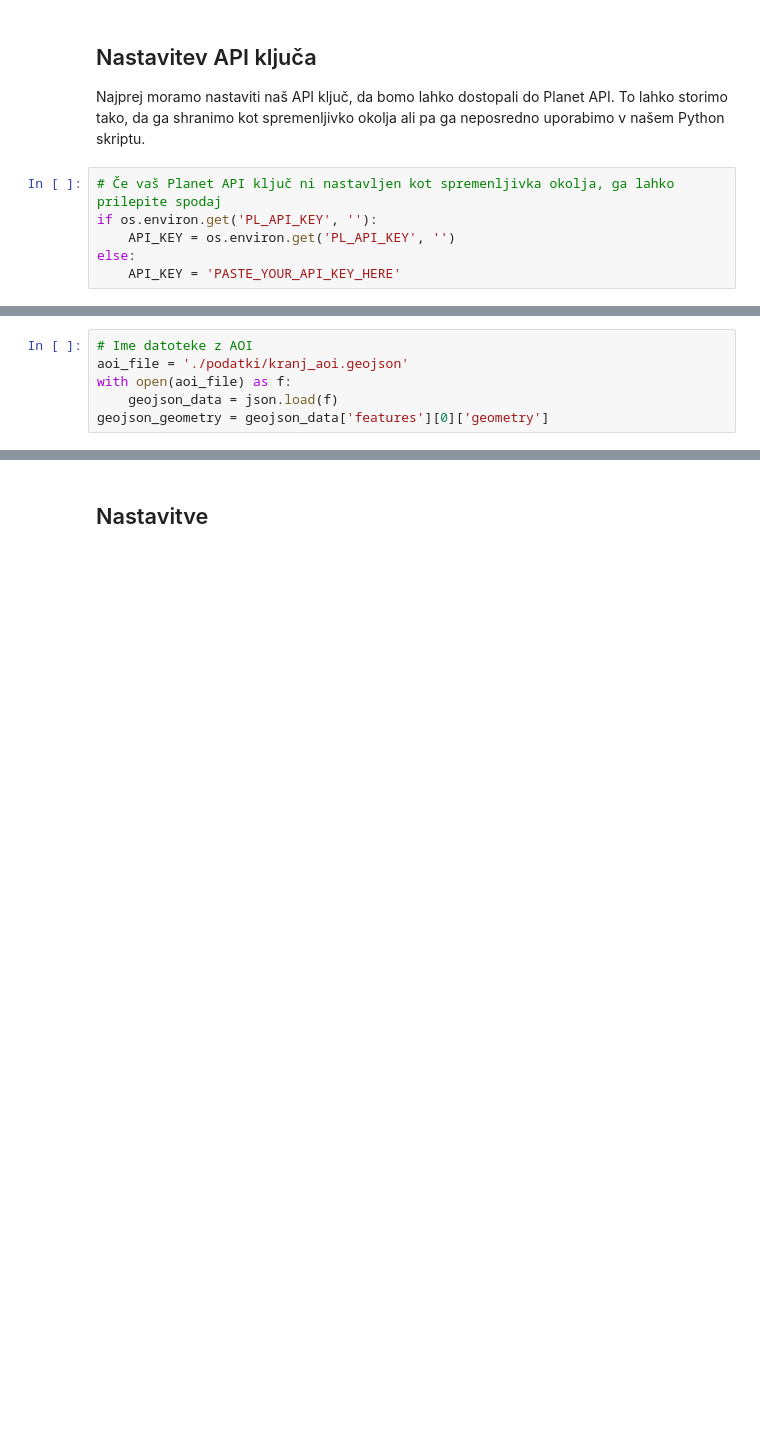
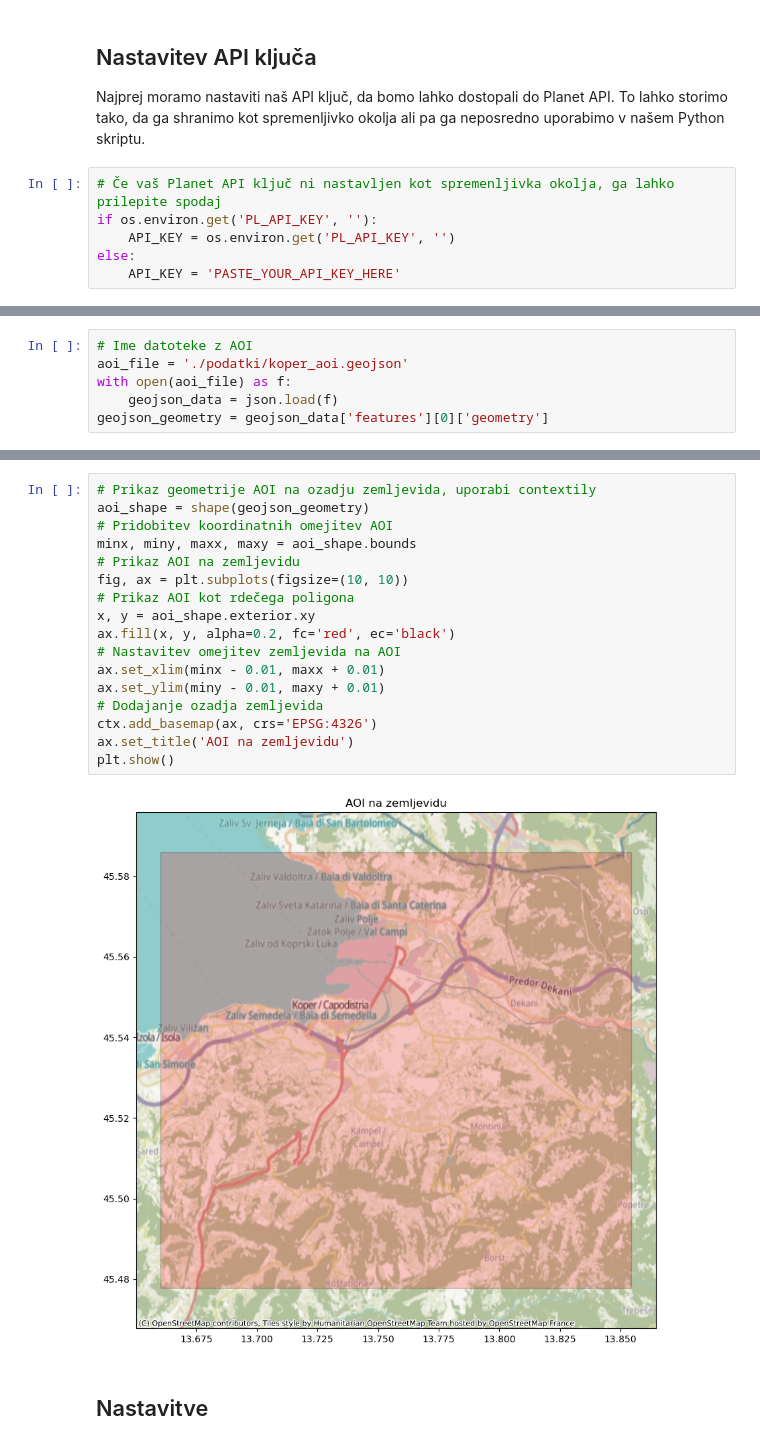
Before and after one commit to UL-FGG/planet-si, a Jupyter notebook: planet_iskanje_narocilo.ipynb, the cells around one changed output, grey strips where cells are left out. Drawn from its saved outputs; the diff is of its cells as text; blank space fills up the shorter version.

```diff
--- a/planet_iskanje_narocilo.ipynb
+++ b/planet_iskanje_narocilo.ipynb
@@ -43,7 +49,7 @@ V tem primeru bomo uporabili preprost pravokotnik. Za enostavno ustvarjanje lahk
 Za zahtevo Data API potrebujemo samo objekt **geometry**, ki ga lahko preberemo iz GeoJSON datoteke. Ta objekt vsebuje koordinate, ki definirajo naše AOI. Na primer, če imamo GeoJSON datoteko z imenom `aoi.geojson`, lahko preberemo geometrijo.
 # %%
 # Ime datoteke z AOI
-aoi_file = './podatki/kranj_aoi.geojson'
+aoi_file = './podatki/koper_aoi.geojson'
 with open(aoi_file) as f:
     geojson_data = json.load(f)
 geojson_geometry = geojson_data['features'][0]['geometry']
@@ -53,3 +77,22 @@ print(json.dumps(geojson_geometry, indent=2, ensure_ascii=False))
+# %%
+# Prikaz geometrije AOI na ozadju zemljevida, uporabi contextily
+aoi_shape = shape(geojson_geometry)
+# Pridobitev koordinatnih omejitev AOI
+minx, miny, maxx, maxy = aoi_shape.bounds
+# Prikaz AOI na zemljevidu
+fig, ax = plt.subplots(figsize=(10, 10))
+# Prikaz AOI kot rdečega poligona
+x, y = aoi_shape.exterior.xy
+ax.fill(x, y, alpha=0.2, fc='red', ec='black')
+# Nastavitev omejitev zemljevida na AOI
+ax.set_xlim(minx - 0.01, maxx + 0.01)
+ax.set_ylim(miny - 0.01, maxy + 0.01)
+# Dodajanje ozadja zemljevida
+ctx.add_basemap(ax, crs='EPSG:4326')
+ax.set_title('AOI na zemljevidu')
+plt.show()
+# %% [output]
+[figure, added]
 # %% [markdown]
 ## Nastavitve
 # %%
```
Also changed, not shown: parts of 13 cells of this notebook.
